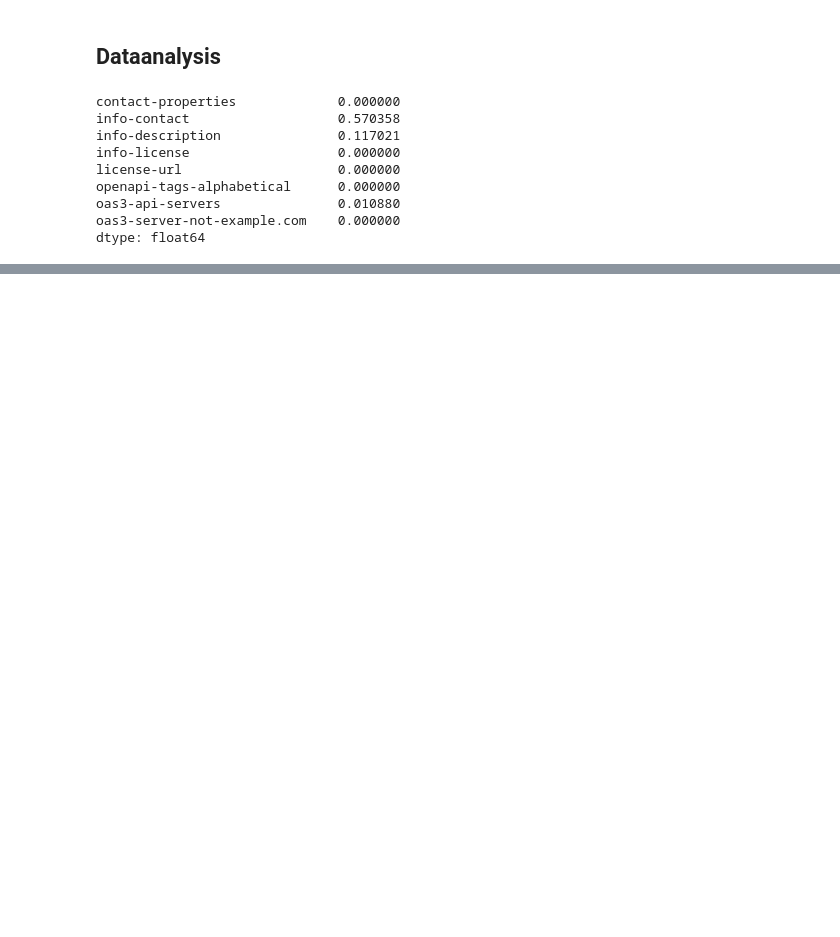
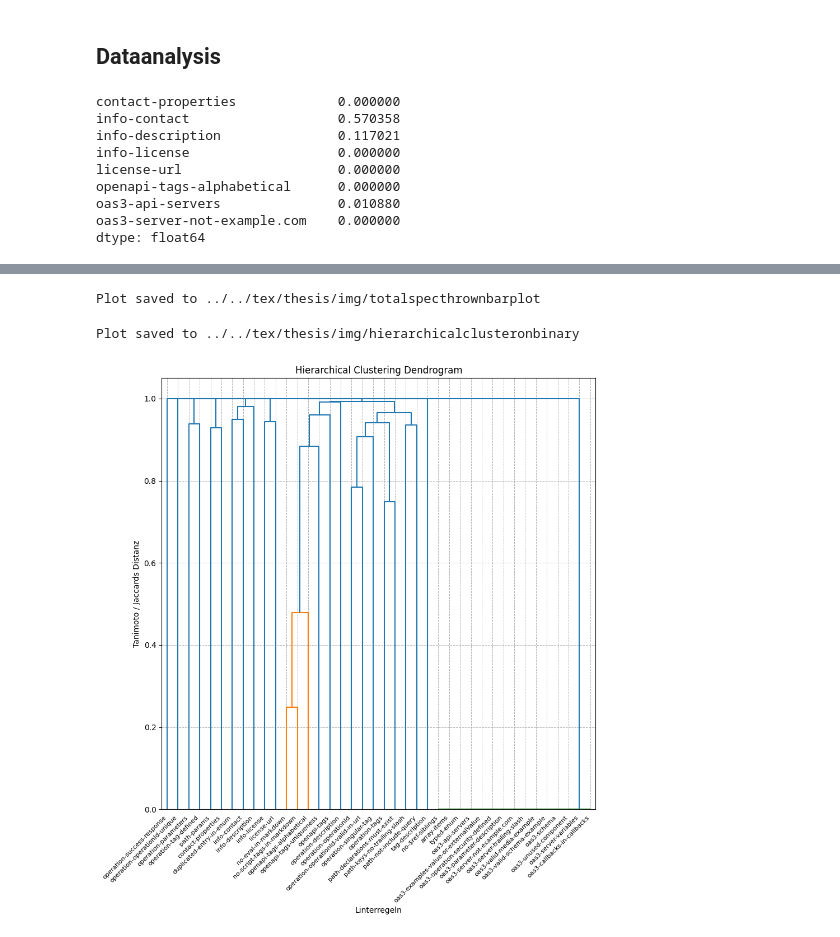
Before and after one commit to paulbrenker/thesis, a Jupyter notebook: analysis/src/data_analysis.ipynb, the cells around one changed output, grey strips where cells are left out. Saved outputs shown, nothing was run; the diff lists cells and outputs as text; code cells hidden in the pictures; blank space fills up the shorter version.

Commit message:
first hierarchical clustering

```diff
--- a/analysis/src/data_analysis.ipynb
+++ b/analysis/src/data_analysis.ipynb
@@ -119,0 +149,41 @@ Plot saved to ../../tex/thesis/img/multitriggerbarplot
+# %%
+fig, ax = plt.subplots(figsize=(15, 10))
+ax.bar(df_transformed.columns, pd.DataFrame.sum(df_transformed), 0.5, label="Linterfehler")
+ax.set_xticklabels(df_transformed.columns, rotation=45, ha="right")
+ax.grid(True, which="both", linestyle="--", linewidth=0.7)
+ax.set_yscale("log")
+ax.set_xlabel("Linterregeln")
+ax.set_ylabel("Anzahl Spezifikationen")
+ax.legend()
+ax.set_title("Kumulativ Spezifikationen, die Linterfehler ausgelöst haben")
+fig.tight_layout()
+save_plot_to_thesis_dir(figure=fig, filename="totalspecthrownbarplot")
+plt.close("all")
+# %% [output]
+Plot saved to ../../tex/thesis/img/totalspecthrownbarplot
+# %%
+from scipy.spatial.distance import pdist
+from scipy.cluster.hierarchy import dendrogram, linkage
+
+distance_matrix = pdist(df_transformed.T, metric="jaccard")
+linked = linkage(distance_matrix, method="complete")
+
+fig, ax = plt.subplots(figsize=(10, 10))
+dendrogram(
+    linked,
+    orientation="top",
+    distance_sort="descending",
+    show_leaf_counts=True,
+    labels=df_transformed.columns,
+    ax=ax
+)
+ax.set_xticklabels(df_transformed.columns, rotation=45, ha="right")
+ax.grid(True, which="both", linestyle="--", linewidth=0.7)
+ax.set_title("Hierarchical Clustering Dendrogram")
+ax.set_xlabel("Linterregeln")
+ax.set_ylabel("Tanimoto / Jaccards Distanz")
+save_plot_to_thesis_dir(figure=fig, filename="hierarchicalclusteronbinary")
+plt.close("all")
+# %% [output]
+Plot saved to ../../tex/thesis/img/hierarchicalclusteronbinary
+[figure, added]
```
Also changed, not shown: parts of 2 cells of this notebook, 3 other files.
